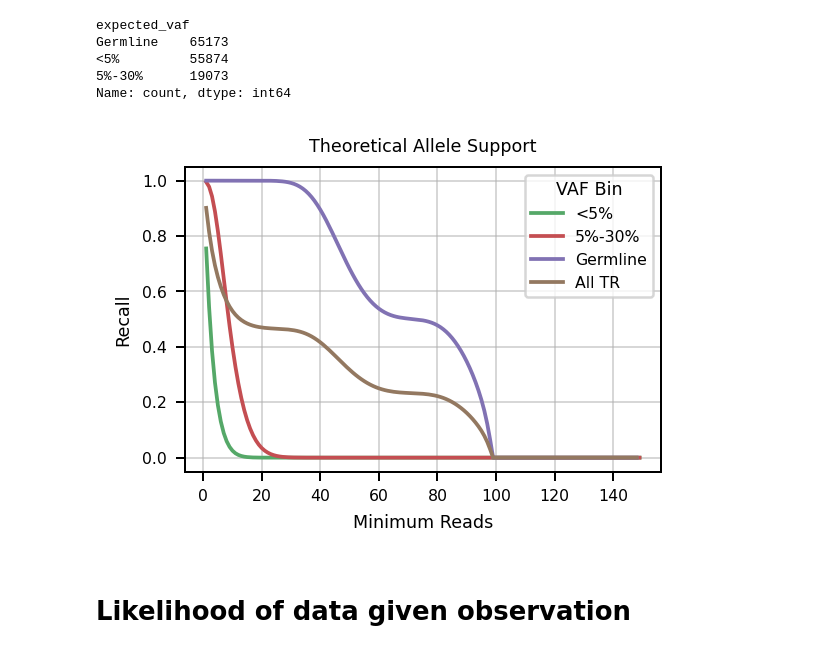
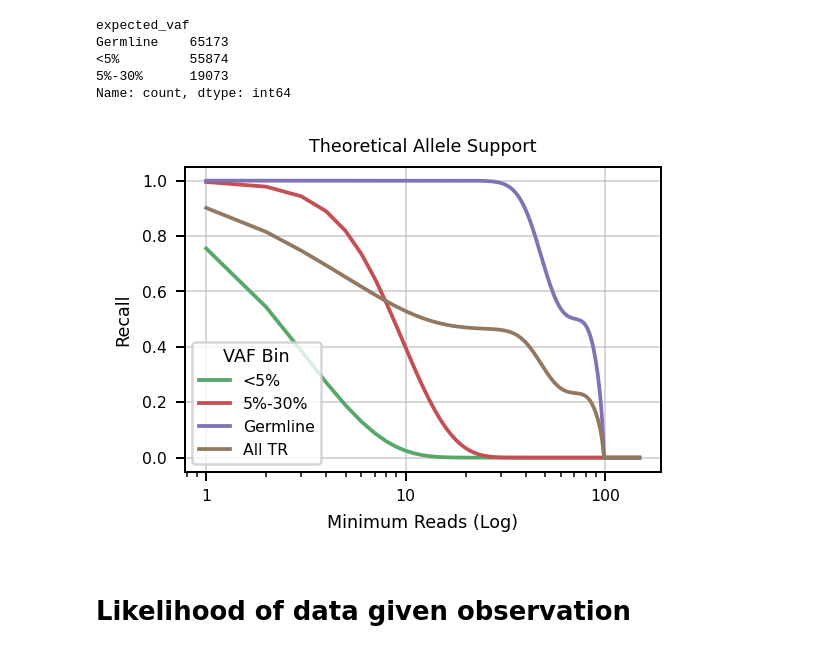
Before and after one commit to BCM-HGSC/SMaHT_MIMS, a Jupyter notebook: coverage_calculator/ModelingVAFx.ipynb, the cells around one changed output. Drawn from its saved outputs; the diff is of its cells as text; code cells hidden in the pictures.

```diff
--- a/coverage_calculator/ModelingVAFx.ipynb
+++ b/coverage_calculator/ModelingVAFx.ipynb
@@ -367,36 +377,38 @@ plt.rcParams.update({
     "ytick.labelsize": font_size * 0.9,
     "legend.fontsize": font_size * 0.9,
 })
 
 fig, ax = plt.subplots(nrows=1,
                        ncols=1,
                        #figsize=(5 * len(files), 5),
                        figsize=(3.25, 2.4), # For hifi.washu
                        squeeze=False,
                        sharex='row',
                        sharey='row',
                        dpi=180,
                       )
 
 p = sb.lineplot(data=theo,
                 x="min reads",
                 y="recall",
                 hue='VAF Bin',
                 hue_order=['<5%', '5%-30%', 'Germline', 'All TR'],
                 zorder=2,
                 ax = ax[0][0],
                palette=palette[2:-2],
                )
-_ = p.set(ylabel="Recall", xlabel="Minimum Reads",
+_ = p.set(ylabel="Recall", xlabel="Minimum Reads (Log)",
           #title=f"Allele Coverage {tech} {center}\n(Mean Coverage {mean_cov}x)",
           title=f"Theoretical Allele Support",
          )
 plt.grid(alpha=0.5)
 plt.tight_layout()
-plt.savefig("Figure2d.pdf")
+plt.xscale('log')
+ax[0][0].xaxis.set_major_formatter(ScalarFormatter())
+plt.savefig("Figure2d_log.pdf")
 plt.show()
 # %% [output]
-[figure, old version]
+[figure, new version]
 # %% [markdown]
 # Likelihood of data given observation
 # %%
```
Also changed, not shown: parts of 10 cells of this notebook, 2 other files.
